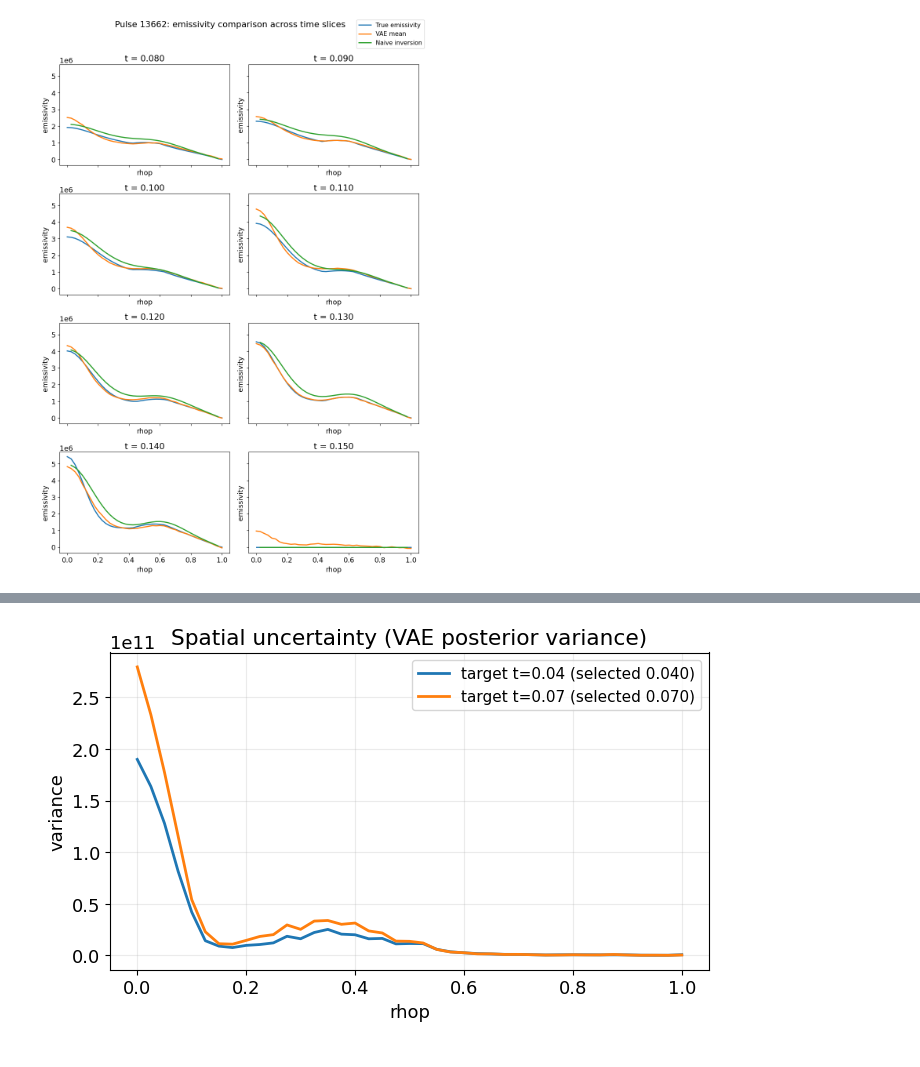
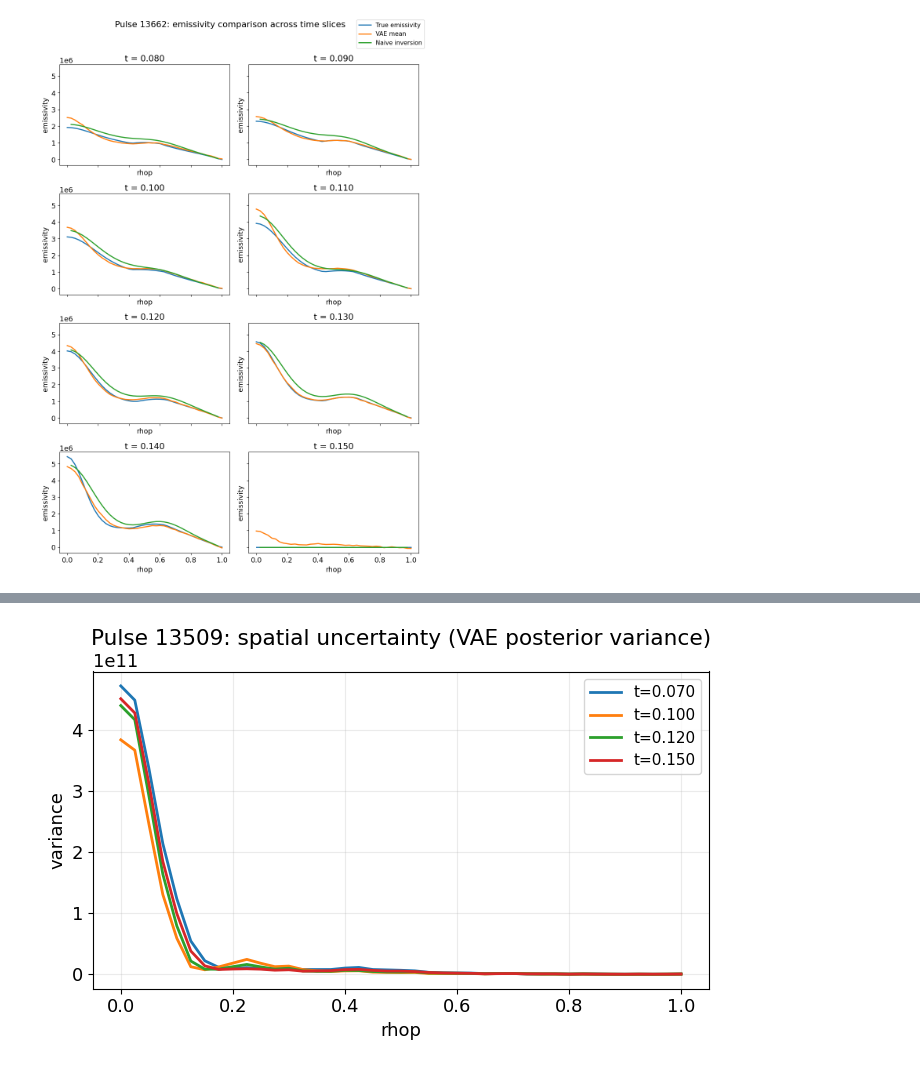
Before and after one commit to indica-mcf/Indica, a Jupyter notebook: indica/workflows/los_bolometry_surrogate_frame.ipynb, the cells around one changed output, grey strips where cells are left out. Saved outputs shown, nothing was run; the diff lists cells and outputs as text; code cells hidden in the pictures.

Commit message:
feat: visualisations updated to use real data

```diff
--- a/indica/workflows/los_bolometry_surrogate_frame.ipynb
+++ b/indica/workflows/los_bolometry_surrogate_frame.ipynb
@@ -970,7 +970,7 @@ import torch
 
 K = 50
 min_valid_channels_required = 4
-max_test_samples = 40  # e.g. set to 100 for a quick run
+max_test_samples = 50  # e.g. set to 100 for a quick run
 
 # Resolve base dataset and test indices from earlier split
 if 'testsplit' in globals() and hasattr(testsplit, 'indices') and hasattr(testsplit, 'dataset'):
@@ -1209,39 +1279,86 @@ no profile params given so updating all
 # %%
-# Spatial uncertainty map: posterior variance vs rhop at t=0.04 and t=0.07
+# Spatial uncertainty map on real pulses: posterior variance vs rhop
+
 import numpy as np
 import torch
 import matplotlib.pyplot as plt
 
-target_times = [0.04, 0.07]
+# Reuse pulse/time selection from previous cell when available
+if 'pulse_cache_viz' in globals() and len(pulse_cache_viz) > 0:
+    pulse_cache_unc = pulse_cache_viz
+else:
+    pulse_cache_unc = {}
+    if 'visualsation_pulses' in globals() and len(visualsation_pulses) > 0:
+        pulse_candidates = [int(p[0]) if isinstance(p, (tuple, list)) else int(p) for p in visualsation_pulses]
+    elif 'filtered_pulses' in globals() and len(filtered_pulses) > 0:
+        pulse_candidates = [int(p) for p in filtered_pulses]
+    elif 'dataset' in globals() and hasattr(dataset, 'best_pulse') and dataset.best_pulse is not None:
+        pulse_candidates = [int(dataset.best_pulse)]
+    else:
+        raise ValueError('No pulse candidates found. Run the real-data cells first.')
+
+    pulse_candidates = list(dict.fromkeys(pulse_candidates))[:3]
+    for pulse in pulse_candidates:
+        try:
+            model_pulse = build_real_model_for_pulse(int(pulse))
+            bckc, emissivity_tmp = model_pulse(return_emissivity=True)
+            brightness = bckc['brightness']
+            valid_counts = np.sum(np.isfinite(brightness.values) & (brightness.values > 0.0), axis=1)
+            valid_t = np.where(valid_counts >= 1)[0]
+            if valid_t.size == 0:
+                continue
+            if valid_t.size <= 4:
+                t_indices = valid_t
+            else:
+                pick = np.round(np.linspace(0, valid_t.size - 1, 4)).astype(int)
+                t_indices = valid_t[np.unique(pick)]
+            pulse_cache_unc[int(pulse)] = dict(
+                model=model_pulse,
+                brightness=brightness,
+                emissivity=emissivity_tmp,
+                t_indices=np.asarray(t_indices, dtype=int),
+            )
+        except Exception as exc:
+            print(f'Skipping pulse {pulse}: {exc}')
+
+if len(pulse_cache_unc) == 0:
+    raise ValueError('No real pulse data available for uncertainty plotting.')
+
 n_samples = 200
 latent_dim = vaemodel.fc3m.out_features
-t_values = np.asarray(brightness.t.values, dtype=float)
-rhop = np.asarray(emissivity_tmp.rhop.values, dtype=float)
 
-fig, ax = plt.subplots(figsize=(7, 4.5))
+for pulse, bundle in pulse_cache_unc.items():
+    brightness = bundle['brightness']
+    emissivity_tmp = bundle['emissivity']
+    t_indices = np.asarray(bundle['t_indices'], dtype=int)
 
-for t_target in target_times:
-    t_idx = int(np.argmin(np.abs(t_values - t_target)))
-    t_sel = float(t_values[t_idx])
+    if t_indices.size == 0:
+        print(f'Skipping pulse {pulse}: no selected time slices')
+        continue
 
+    rhop = np.asarray(emissivity_tmp.rhop.values, dtype=float)
+    fig, ax = plt.subplots(figsize=(7, 4.5))
 
-    b_t = brightness.isel(t=t_idx).values.astype(np.float32)
-    b_t_norm = torch.from_numpy((b_t - dataset.mu_b) / dataset.sigma_b).unsqueeze(0)
+    for t_idx in t_indices:
+        t_sel = float(brightness.t.values[t_idx])
 
-    with torch.no_grad():
-        z = torch.randn(n_samples, latent_dim)
-        b_rep = b_t_norm.expand(n_samples, -1)
-        e_samps = vaemodel.decode(b_rep, z)
-        e_samps_un = (e_samps * dataset.sigma_eps + dataset.mu_eps).cpu().numpy()
+        b_t = brightness.isel(t=t_idx).values.astype(np.float32)
+        b_t_norm = torch.from_numpy((b_t - dataset.mu_b) / dataset.sigma_b).unsqueeze(0)
 
-    e_var = e_samps_un.var(axis=0)
-    ax.plot(rhop, e_var, linewidth=2, label=f"target t={t_target:.2f} (selected {t_sel:.3f})")
+        with torch.no_grad():
+            z = torch.randn(n_samples, latent_dim)
+            b_rep = b_t_norm.expand(n_samples, -1)
+            e_samps = vaemodel.decode(b_rep, z)
+            e_samps_un = (e_samps * dataset.sigma_eps + dataset.mu_eps).cpu().numpy()
 
-ax.set_xlabel("rhop")
-ax.set_ylabel("variance")
-ax.set_title("Spatial uncertainty (VAE posterior variance)")
-ax.grid(alpha=0.25)
-ax.legend()
-fig.tight_layout()
+        e_var = e_samps_un.var(axis=0)
+        ax.plot(rhop, e_var, linewidth=2, label=f't={t_sel:.3f}')
+
+    ax.set_xlabel('rhop')
+    ax.set_ylabel('variance')
+    ax.set_title(f'Pulse {pulse}: spatial uncertainty (VAE posterior variance)')
+    ax.grid(alpha=0.25)
+    ax.legend()
+    fig.tight_layout()
 # %% [output]
-[figure, old version]
+[figure, new version]
```
Also changed, not shown: parts of 3 cells of this notebook.
